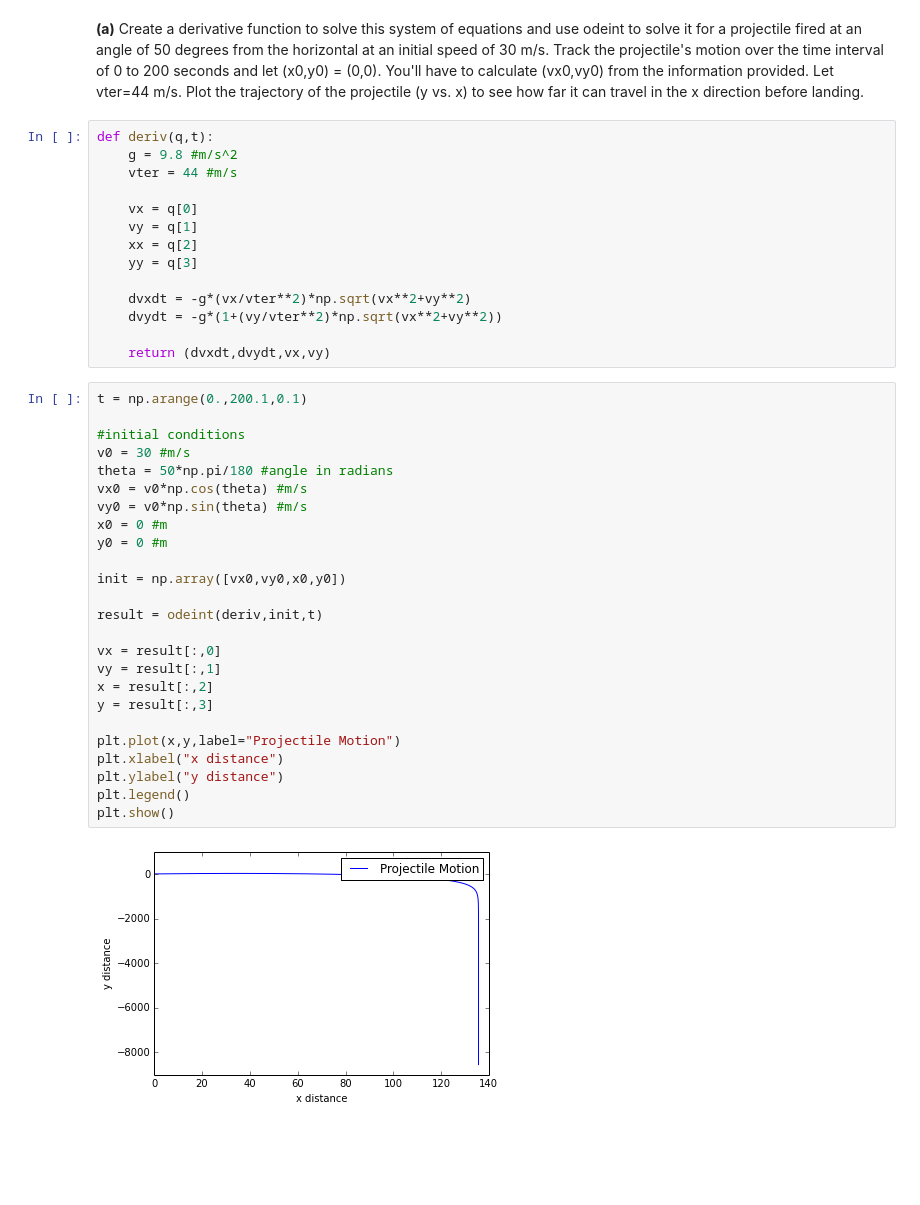
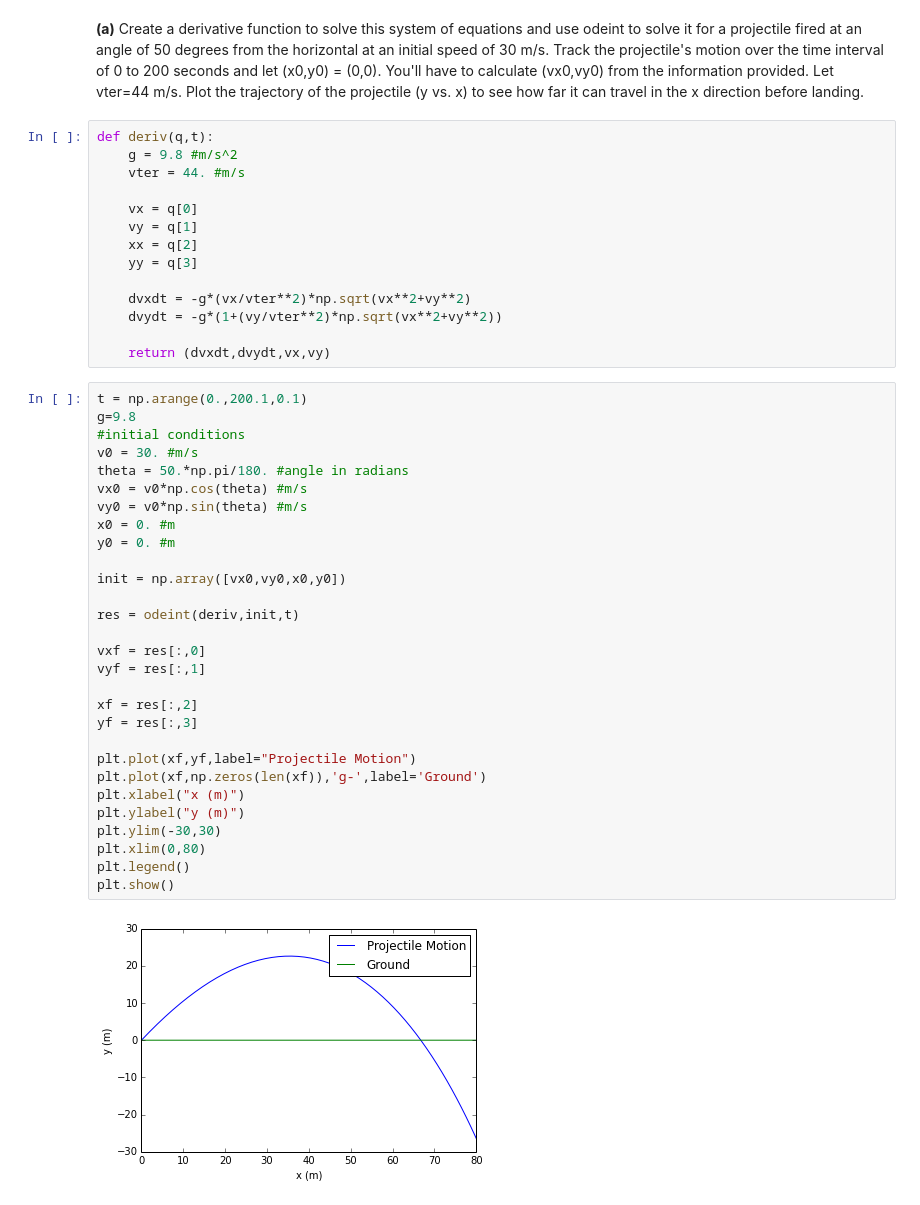
Before and after one commit to callen09/PHYS202-S14, a Jupyter notebook: SciPy/ODEExercises.ipynb, the cells around one changed output. Cells and saved outputs as stored; diff of their text form; blank space fills up the shorter version.

```diff
--- a/SciPy/ODEExercises.ipynb
+++ b/SciPy/ODEExercises.ipynb
@@ -382,7 +382,7 @@ plt.show()
 # %%
 def deriv(q,t):
     g = 9.8 #m/s^2
-    vter = 44 #m/s
+    vter = 44. #m/s
 
     vx = q[0]
     vy = q[1]
@@ -395,28 +395,32 @@ def deriv(q,t):
     return (dvxdt,dvydt,vx,vy)
 # %%
 t = np.arange(0.,200.1,0.1)
-
+g=9.8
 #initial conditions
-v0 = 30 #m/s
-theta = 50*np.pi/180 #angle in radians
+v0 = 30. #m/s
+theta = 50.*np.pi/180. #angle in radians
 vx0 = v0*np.cos(theta) #m/s
 vy0 = v0*np.sin(theta) #m/s
-x0 = 0 #m
-y0 = 0 #m
+x0 = 0. #m
+y0 = 0. #m
 
 init = np.array([vx0,vy0,x0,y0])
 
-result = odeint(deriv,init,t)
+res = odeint(deriv,init,t)
 
-vx = result[:,0]
-vy = result[:,1]
-x = result[:,2]
-y = result[:,3]
+vxf = res[:,0]
+vyf = res[:,1]
 
-plt.plot(x,y,label="Projectile Motion")
-plt.xlabel("x distance")
-plt.ylabel("y distance")
+xf = res[:,2]
+yf = res[:,3]
+
+plt.plot(xf,yf,label="Projectile Motion")
+plt.plot(xf,np.zeros(len(xf)),'g-',label='Ground')
+plt.xlabel("x (m)")
+plt.ylabel("y (m)")
+plt.ylim(-30,30)
+plt.xlim(0,80)
 plt.legend()
 plt.show()
 # %% [output]
-[figure, old version]
+[figure, new version]
```
Also changed, not shown: parts of 8 cells of this notebook, 1 other file.
